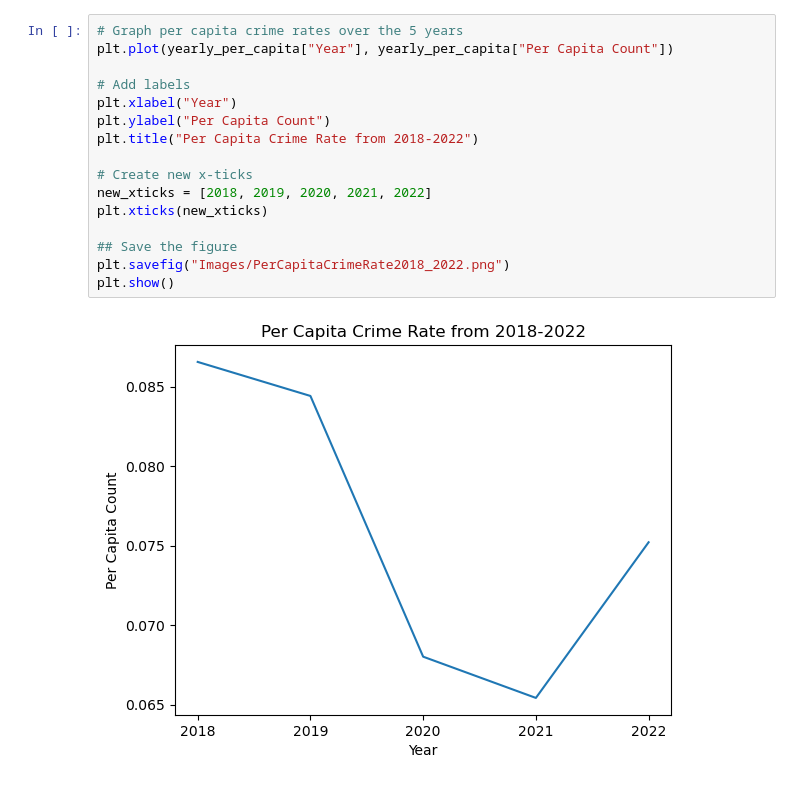
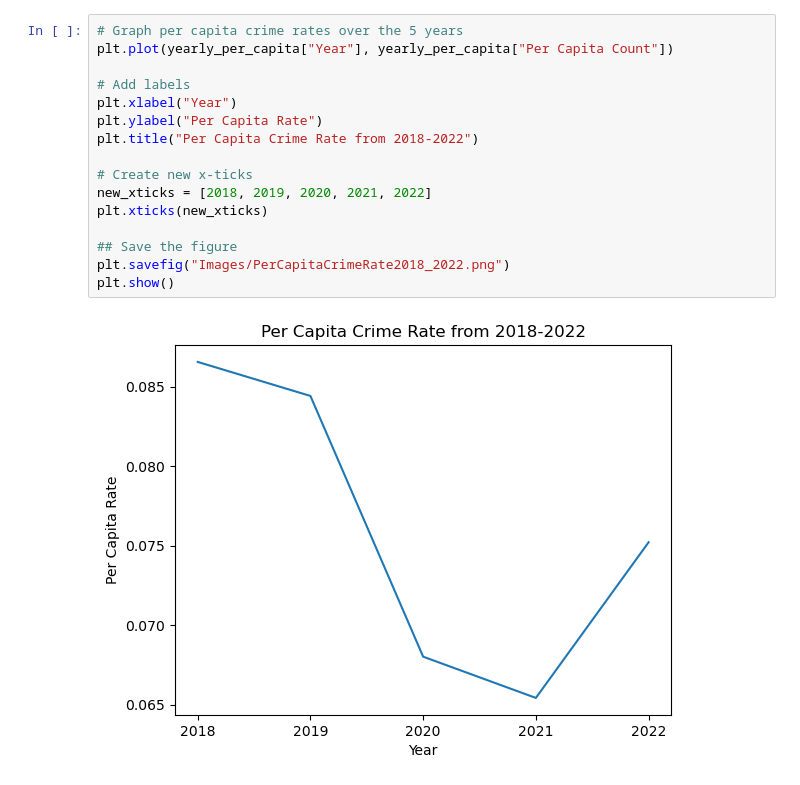
Before and after one commit to jmpealy/project1, a Jupyter notebook: Population_Analysis_Only.ipynb, the cells around one changed output. Drawn from its saved outputs; the diff is of its cells as text.

```diff
--- a/Population_Analysis_Only.ipynb
+++ b/Population_Analysis_Only.ipynb
@@ -102,18 +113,18 @@ yearly_per_capita
 # %%
 # Graph per capita crime rates over the 5 years
 plt.plot(yearly_per_capita["Year"], yearly_per_capita["Per Capita Count"])
 
 # Add labels
 plt.xlabel("Year")
-plt.ylabel("Per Capita Count")
+plt.ylabel("Per Capita Rate")
 plt.title("Per Capita Crime Rate from 2018-2022")
 
 # Create new x-ticks
 new_xticks = [2018, 2019, 2020, 2021, 2022]
 plt.xticks(new_xticks)
 
 ## Save the figure
 plt.savefig("Images/PerCapitaCrimeRate2018_2022.png")
 plt.show()
 # %% [output]
-[figure, old version]
+[figure, new version]
```
Also changed, not shown: parts of 24 cells of this notebook.
